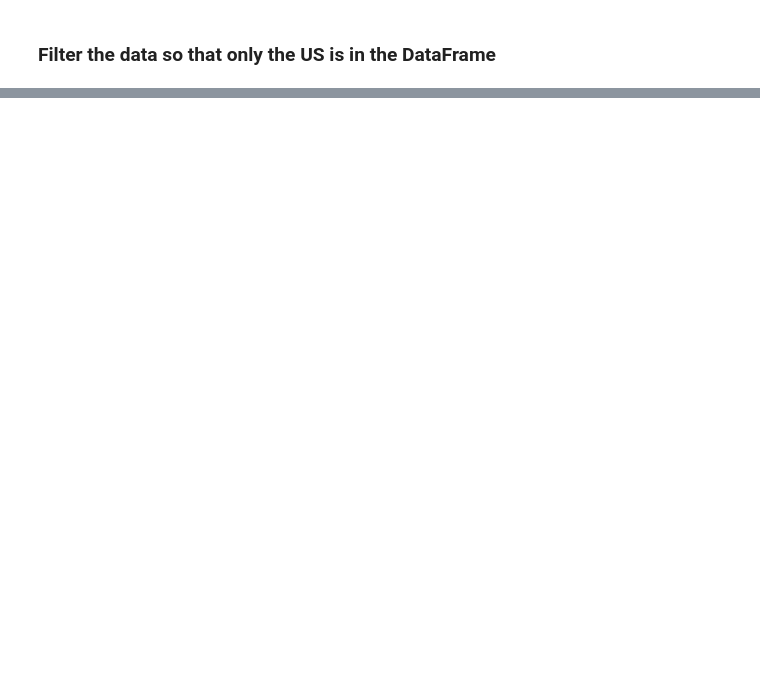
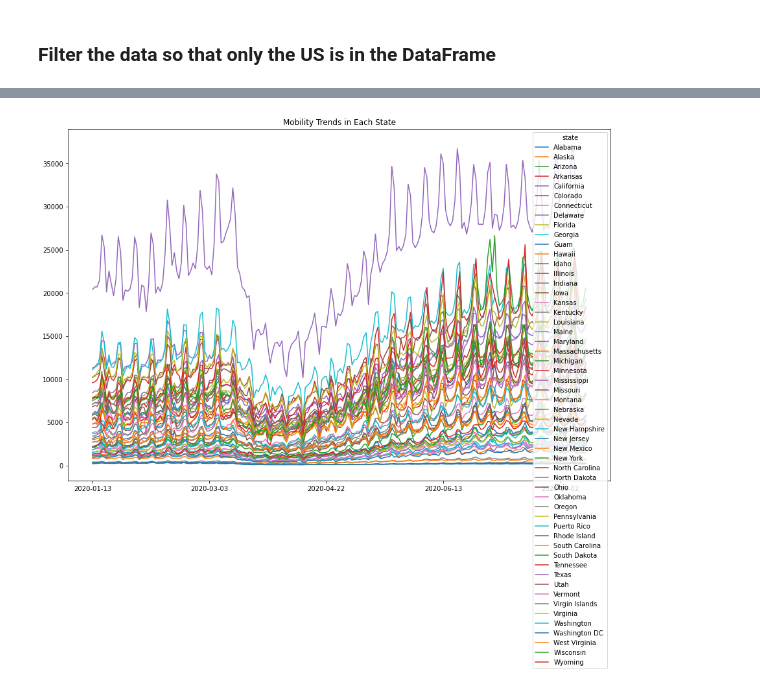
Before and after one commit to LisaHarrison08/Project_G4, a Jupyter notebook: Apple Mobility/Apple_Mobility.ipynb, the cells around one changed output, grey strips where cells are left out. Drawn from its saved outputs; the diff is of its cells as text; code cells hidden in the pictures; blank space fills up the shorter version.

```diff
--- a/Apple Mobility/Apple_Mobility.ipynb
+++ b/Apple Mobility/Apple_Mobility.ipynb
@@ -253,0 +212,4 @@ transit_febm.head()
+# %%
+# Group the data by state
+df_states = df_us.groupby(['state']).sum()
+df_states
@@ -253,0 +236,10 @@ transit_febm.head()
+# %%
+# Use the tranpose function to transpose the data so that dates become rows
+df_states_t = df_states.T
+# %%
+# Plot the mobility data for each state ## Good luck deciphering the plot - need to filter
+df_states_t.plot.line(figsize=(15, 10))
+plt.title('Mobility Trends in Each State')
+plt.savefig('Mobility Trends in Each State.png')
+# %% [output]
+[figure, added]
```
Also changed, not shown: parts of 39 cells of this notebook, 7 other files.
